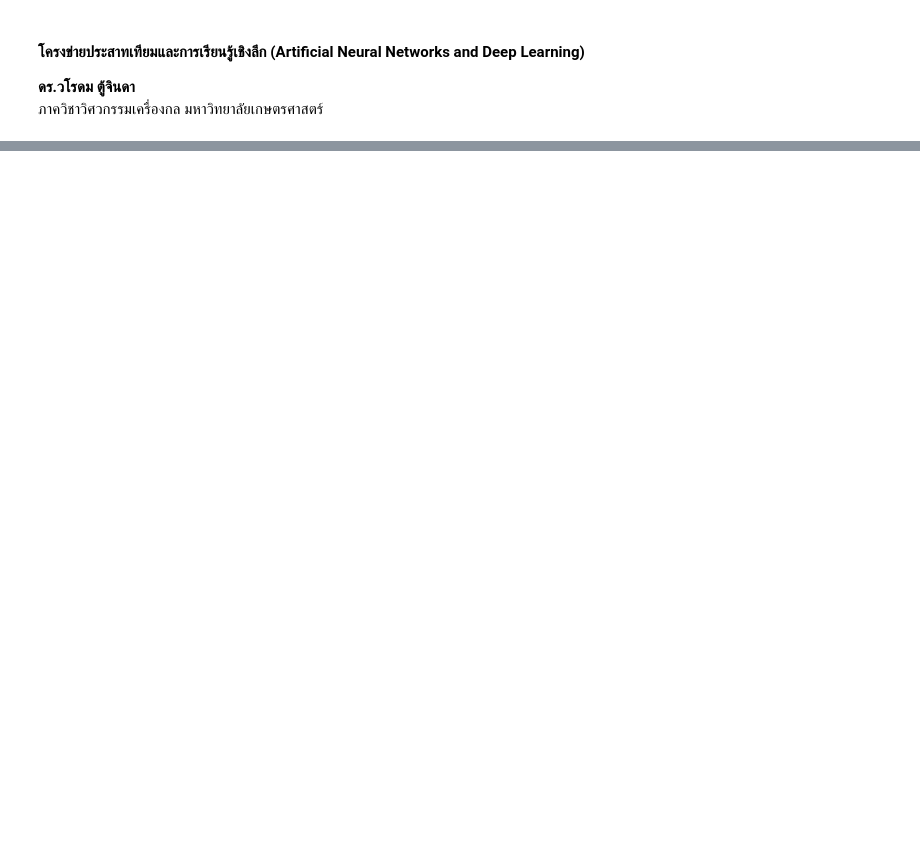
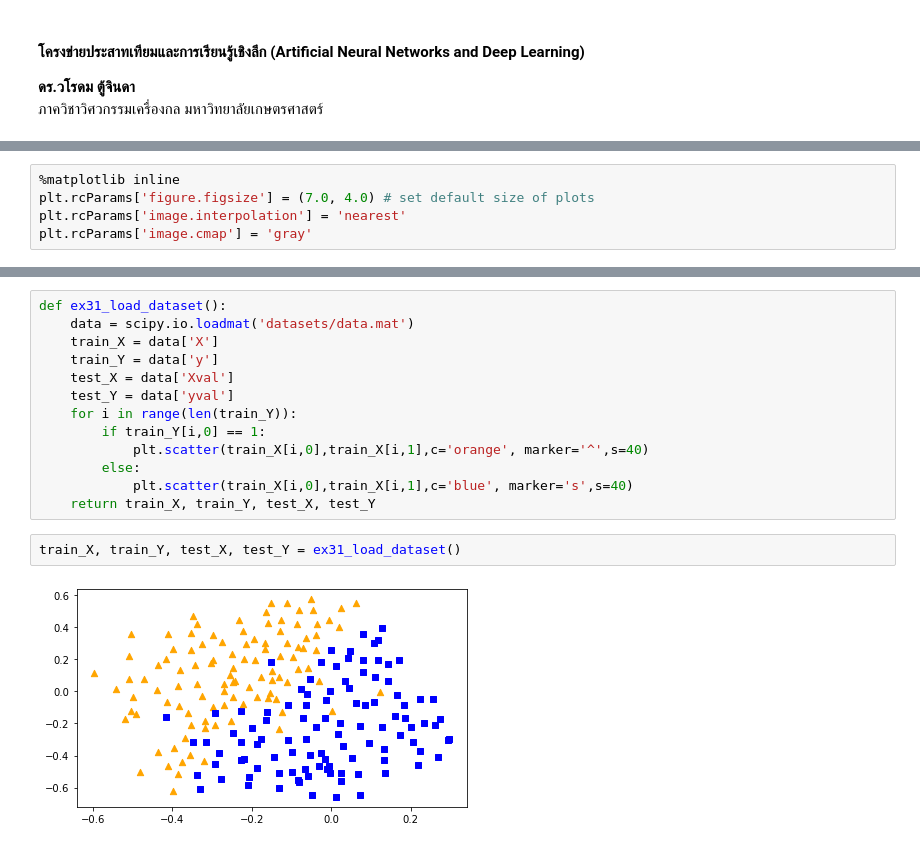
Before and after one commit to dewdotninja/books, a Jupyter notebook: th/anndl/chapter3.ipynb, the cells around one changed output, grey strips where cells are left out. Saved outputs shown, nothing was run; the diff lists cells and outputs as text; blank space fills up the shorter version.

```diff
--- a/th/anndl/chapter3.ipynb
+++ b/th/anndl/chapter3.ipynb
@@ -89,0 +207,5 @@ import tensorflow as tf
+# %%
+%matplotlib inline
+plt.rcParams['figure.figsize'] = (7.0, 4.0) # set default size of plots
+plt.rcParams['image.interpolation'] = 'nearest'
+plt.rcParams['image.cmap'] = 'gray'
@@ -89,0 +226,17 @@ import tensorflow as tf
+# %%
+def ex31_load_dataset():
+    data = scipy.io.loadmat('datasets/data.mat')
+    train_X = data['X']
+    train_Y = data['y']
+    test_X = data['Xval']
+    test_Y = data['yval']
+    for i in range(len(train_Y)):
+        if train_Y[i,0] == 1:
+            plt.scatter(train_X[i,0],train_X[i,1],c='orange', marker='^',s=40)
+        else:
+            plt.scatter(train_X[i,0],train_X[i,1],c='blue', marker='s',s=40)
+    return train_X, train_Y, test_X, test_Y
+# %%
+train_X, train_Y, test_X, test_Y = ex31_load_dataset()
+# %% [output]
+[figure, added]
```
Also changed, not shown: parts of 40 cells of this notebook.
